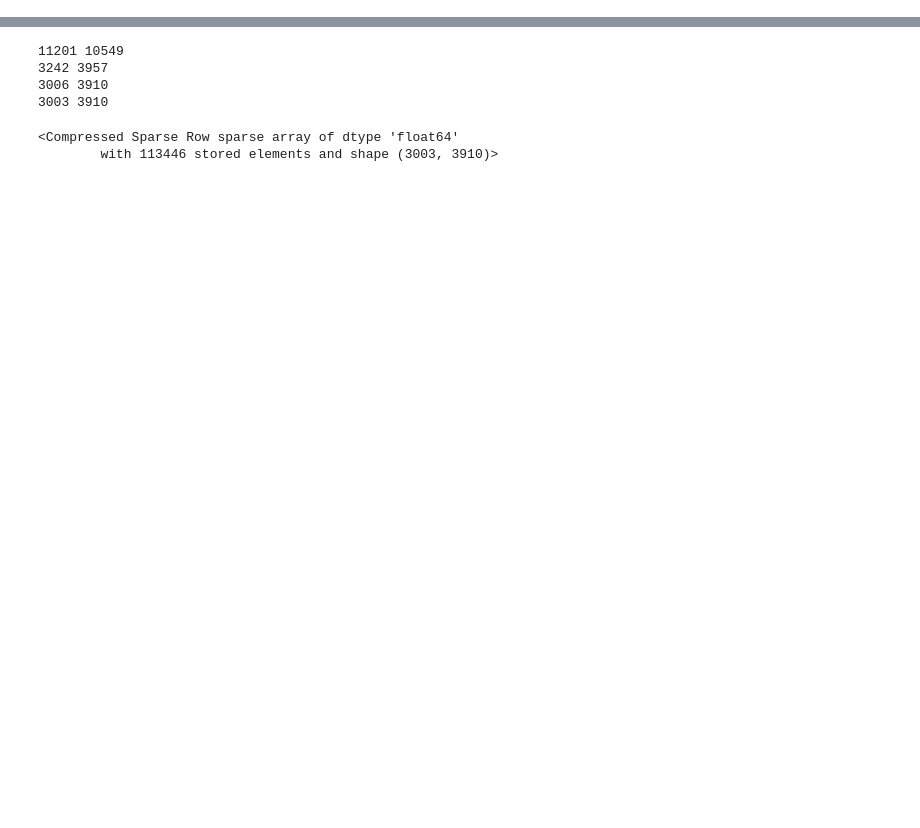
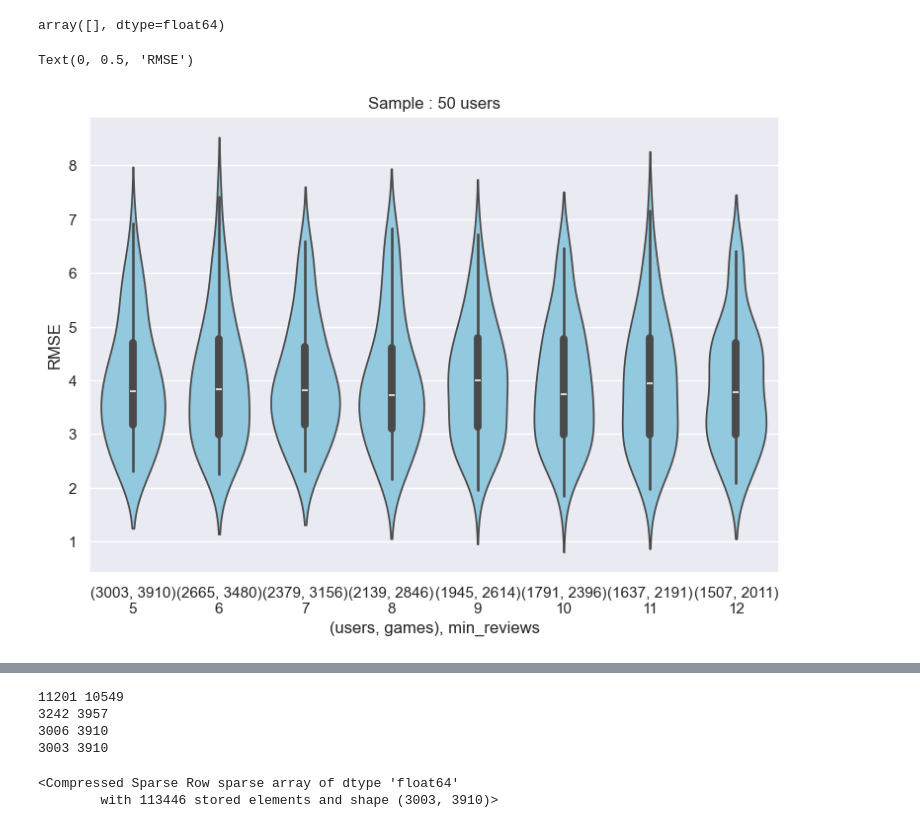
Before and after one commit to Franciline/Recommendation_system, a Jupyter notebook: cos_rmse_eval.ipynb, the cells around one changed output, grey strips where cells are left out. Drawn from its saved outputs; the diff is of its cells as text; code cells hidden in the pictures; blank space fills up the shorter version.

```diff
--- a/cos_rmse_eval.ipynb
+++ b/cos_rmse_eval.ipynb
@@ -19,0 +108,23 @@ min_reviews = 5
+# %%
+min_reviews = np.arange(5, 13, 1)
+users_games = []
+nb_users = 300
+# %%
+vect_rmse = np.vectorize(calc_RMSE_cos, excluded=['matrix_ratings', 'mask_ratings', 'similarity_matrix'])
+rmses = []
+for lim in min_reviews:
+    print(lim)
+    rev_filter = filter_df(avis_clean, lim)
+    users_games.append((rev_filter["User id"].nunique(), rev_filter["Game id"].nunique()))
+    matrix_ratings, mask_ratings, users_table_assoc, games_table_assoc = get_matrix_user_game(rev_filter)
+    similarity_matrix, _ = calc_similarity_matrix(matrix_ratings, mask_ratings, "cos")
+    users_count = rev_filter[["User id", "Game id"]].groupby("User id", as_index=True).count().sort_values(by="Game id", ascending=False).head(50)
+    users = users_table_assoc[users_table_assoc.isin(users_count.index)].index.to_numpy()
+    rmses_iter = []
+
+    for i in range(5):
+        print(i)
+        result = vect_rmse(users, matrix_ratings=matrix_ratings, mask_ratings=mask_ratings, similarity_matrix=similarity_matrix)
+        rmses_iter.append(result)
+
+    rmses.append(np.array(rmses_iter).mean(axis=0))
@@ -19,0 +140,17 @@ min_reviews = 5
+# %%
+rmses_means = np.array(rmses)
+rmses_means
+# %% [output]
+array([], dtype=float64)
+# %%
+sns.set_theme(rc={'figure.figsize':(9,6)})
+
+ax = sns.violinplot(list(rmses_means),  color="skyblue")
+ax.set_title("Sample : 50 users")
+ax.set_xticklabels(f"{ug}\n{lim}" for ug, lim in tuple(zip(users_games, min_reviews.astype(int))))
+
+ax.set_xlabel("(users, games), min_reviews")
+ax.set_ylabel("RMSE")
+# %% [output]
+Text(0, 0.5, 'RMSE')
+[figure, added]
```
Also changed, not shown: parts of 15 cells of this notebook, 1 other file.
